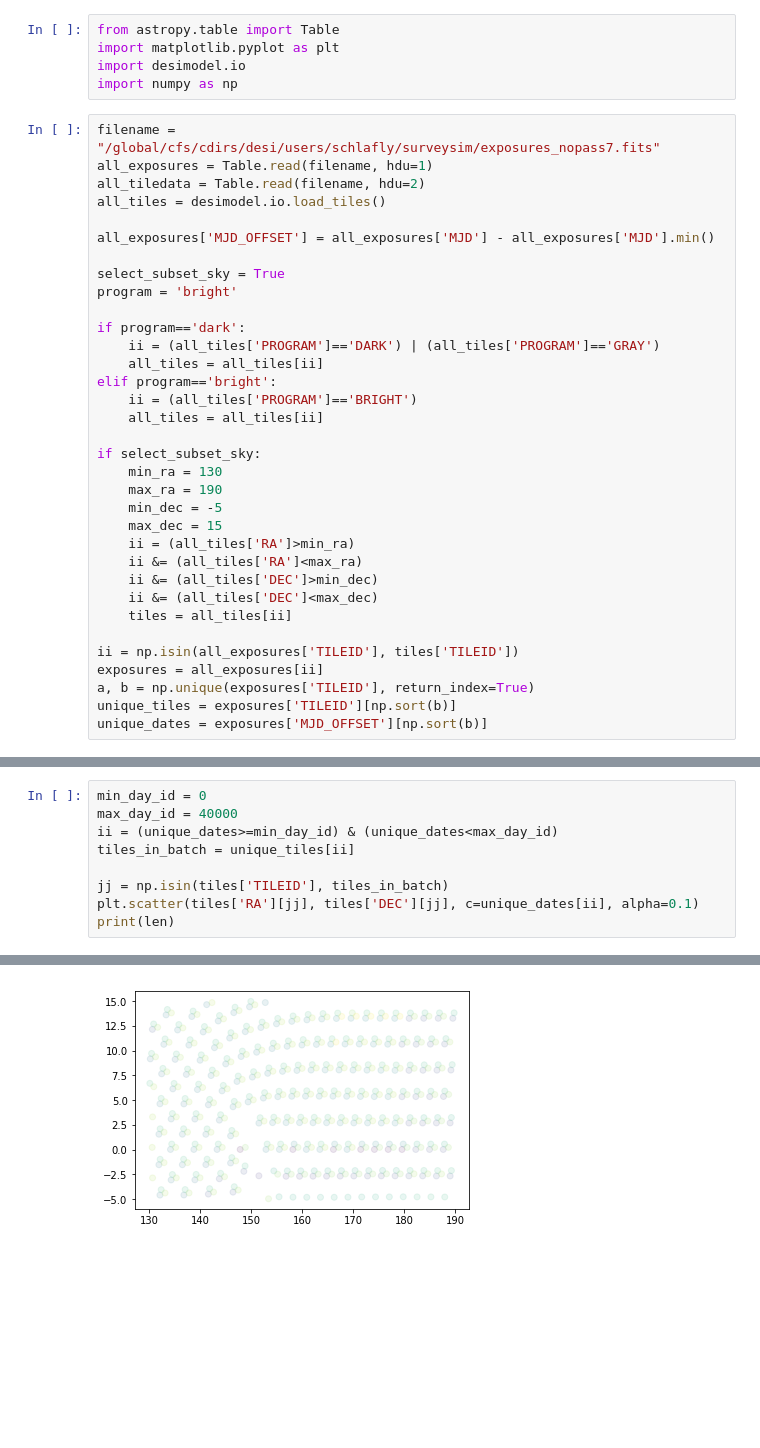
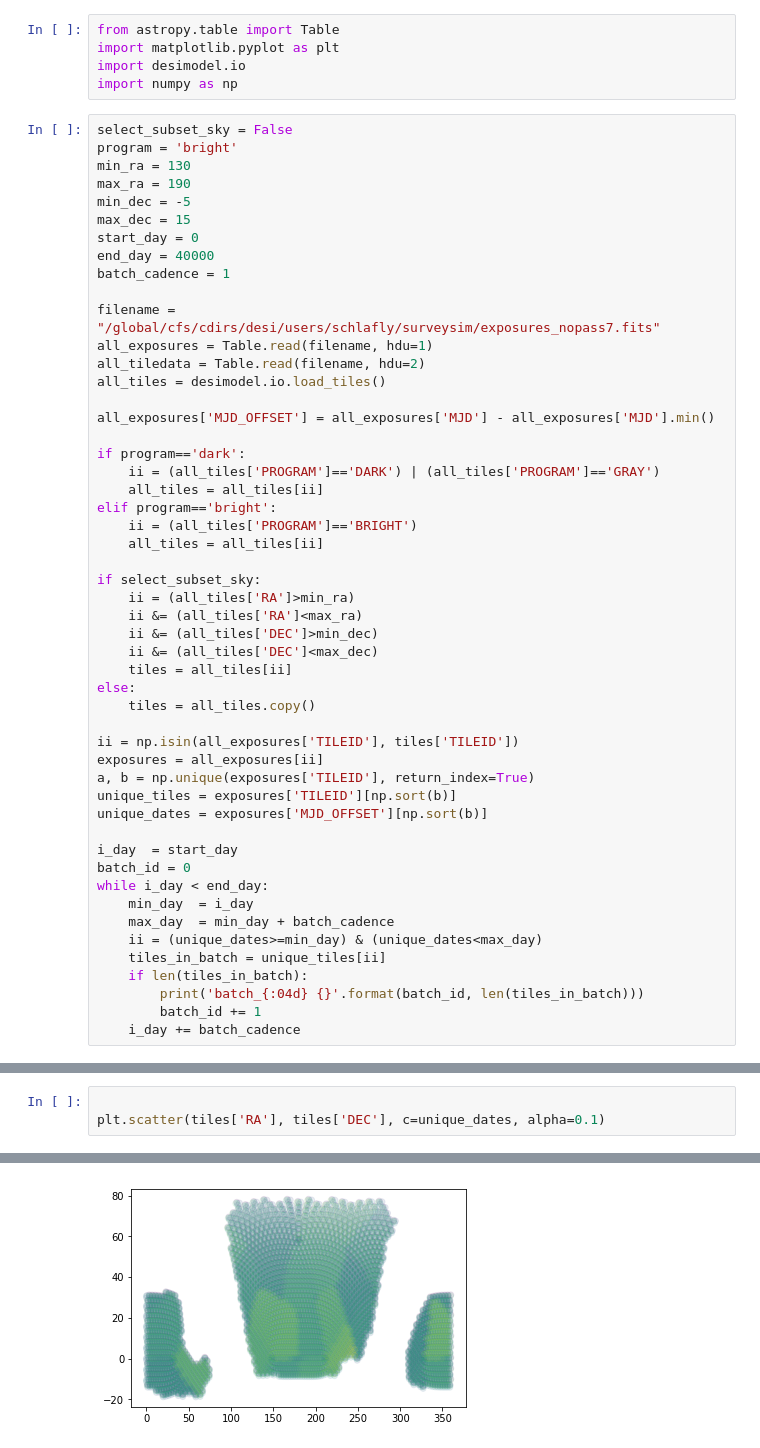
Before and after one commit to forero/SandboxDESI, a Jupyter notebook: multibatch/explore_surveysim.ipynb, the cells around one changed output, grey strips where cells are left out. Drawn from its saved outputs; the diff is of its cells as text; blank space fills up the shorter version.

Commit message:
computing batches

```diff
--- a/multibatch/explore_surveysim.ipynb
+++ b/multibatch/explore_surveysim.ipynb
@@ -4,15 +4,22 @@ import matplotlib.pyplot as plt
 import desimodel.io
 import numpy as np
 # %%
+select_subset_sky = False
+program = 'bright'
+min_ra = 130
+max_ra = 190
+min_dec = -5
+max_dec = 15
+start_day = 0
+end_day = 40000
+batch_cadence = 1
+
 filename = "/global/cfs/cdirs/desi/users/schlafly/surveysim/exposures_nopass7.fits"
 all_exposures = Table.read(filename, hdu=1)
 all_tiledata = Table.read(filename, hdu=2)
 all_tiles = desimodel.io.load_tiles()
 
 all_exposures['MJD_OFFSET'] = all_exposures['MJD'] - all_exposures['MJD'].min()
-
-select_subset_sky = True
-program = 'bright'
 
 if program=='dark':
     ii = (all_tiles['PROGRAM']=='DARK') | (all_tiles['PROGRAM']=='GRAY')
@@ -22,18 +29,28 @@ elif program=='bright':
     all_tiles = all_tiles[ii]
 
 if select_subset_sky:
-    min_ra = 130
-    max_ra = 190
-    min_dec = -5
-    max_dec = 15
     ii = (all_tiles['RA']>min_ra)
     ii &= (all_tiles['RA']<max_ra)
     ii &= (all_tiles['DEC']>min_dec)
     ii &= (all_tiles['DEC']<max_dec)
     tiles = all_tiles[ii]
+else:
+    tiles = all_tiles.copy()
 
 ii = np.isin(all_exposures['TILEID'], tiles['TILEID'])
 exposures = all_exposures[ii]
 a, b = np.unique(exposures['TILEID'], return_index=True)
 unique_tiles = exposures['TILEID'][np.sort(b)]
 unique_dates = exposures['MJD_OFFSET'][np.sort(b)]
+
+i_day  = start_day
+batch_id = 0
+while i_day < end_day:
+    min_day  = i_day
+    max_day  = min_day + batch_cadence
+    ii = (unique_dates>=min_day) & (unique_dates<max_day)
+    tiles_in_batch = unique_tiles[ii]
+    if len(tiles_in_batch):
+        print('batch_{:04d} {}'.format(batch_id, len(tiles_in_batch)))
+        batch_id += 1
+    i_day += batch_cadence
@@ -50,10 +85,4 @@ print(np.count_nonzero(ii), len(unique_tiles))
 # %%
-min_day_id = 0
-max_day_id = 40000
-ii = (unique_dates>=min_day_id) & (unique_dates<max_day_id)
-tiles_in_batch = unique_tiles[ii]
 
-jj = np.isin(tiles['TILEID'], tiles_in_batch)
-plt.scatter(tiles['RA'][jj], tiles['DEC'][jj], c=unique_dates[ii], alpha=0.1)
-print(len)
+plt.scatter(tiles['RA'], tiles['DEC'], c=unique_dates, alpha=0.1)
 # %% [output]
@@ -61 +90 @@ print(len)
-[figure, old version]
+[figure, new version]
```
Also changed, not shown: parts of 6 cells of this notebook.
